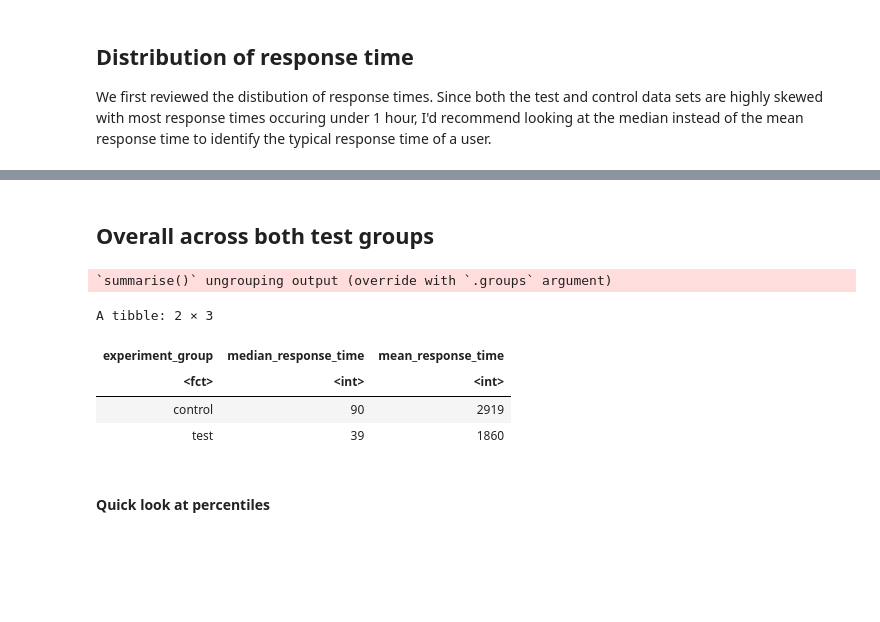
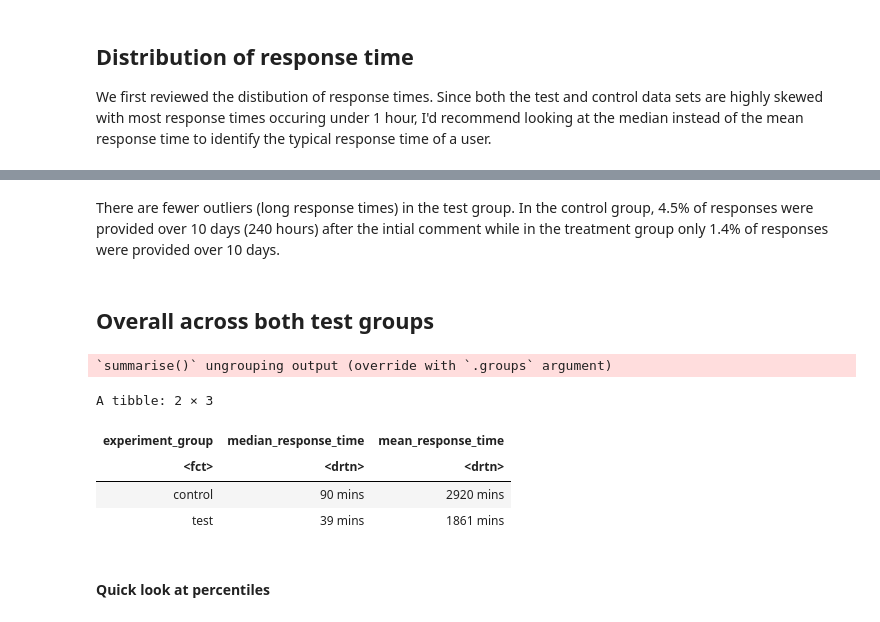
Before and after one commit to wikimedia-research/Topic-notifications-analysis-2022, a Jupyter notebook: topic_notifications_ab_test_report.ipynb, the cells around one changed output, grey strips where cells are left out. Cells and saved outputs as stored; diff of their text form; code cells hidden in the pictures; blank space fills up the shorter version.

```diff
--- a/topic_notifications_ab_test_report.ipynb
+++ b/topic_notifications_ab_test_report.ipynb
@@ -421,24 +458,26 @@ There are fewer outliers (long response times) in the control group.
+# %% [markdown]
+There are fewer outliers (long response times) in the test group. In the control group, 4.5% of responses were provided over 10 days (240 hours) after the intial comment while in the treatment group only 1.4% of responses were provided over 10 days.
 # %% [markdown]
 ## Overall across both test groups
 # %%
 # find the average time difference
 
 avg_time_response_overall <- topic_response_data_exp %>%
-    mutate(response_time = difftime(response_dt, comment_dt, units = "secs")) %>%  ## add column to show response time
+    mutate(response_time = difftime(response_dt, comment_dt, units = "mins")) %>%  ## add column to show response time
     group_by(experiment_group) %>%
-    summarise(median_response_time = as.integer(median(response_time/ 60)),
-             mean_response_time = as.integer(mean(response_time/60)),
+    summarise(median_response_time = round(median(response_time), 0),
+             mean_response_time = round(mean(response_time), 0)
              )
 
 
 avg_time_response_overall
 # %% [output]
 `summarise()` ungrouping output (override with `.groups` argument)
 A tibble: 2 × 3
 | experiment_group | median_response_time | mean_response_time |
-| <fct> | <int> | <int> |
-| control | 90 | 2919 |
-| test | 39 | 1860 |
+| <fct> | <drtn> | <drtn> |
+| control | 90 mins | 2920 mins |
+| test | 39 mins | 1861 mins |
 # %% [markdown]
 #### Quick look at percentiles
 # %%
```
Also changed, not shown: parts of 83 cells of this notebook.
